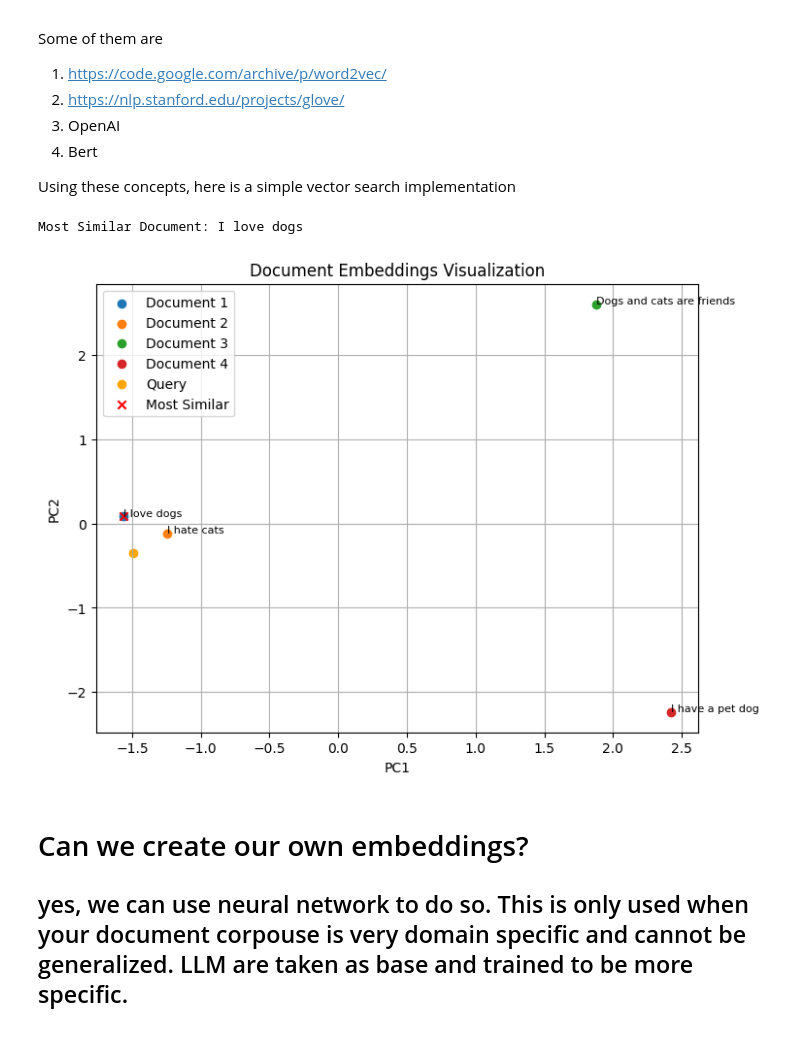
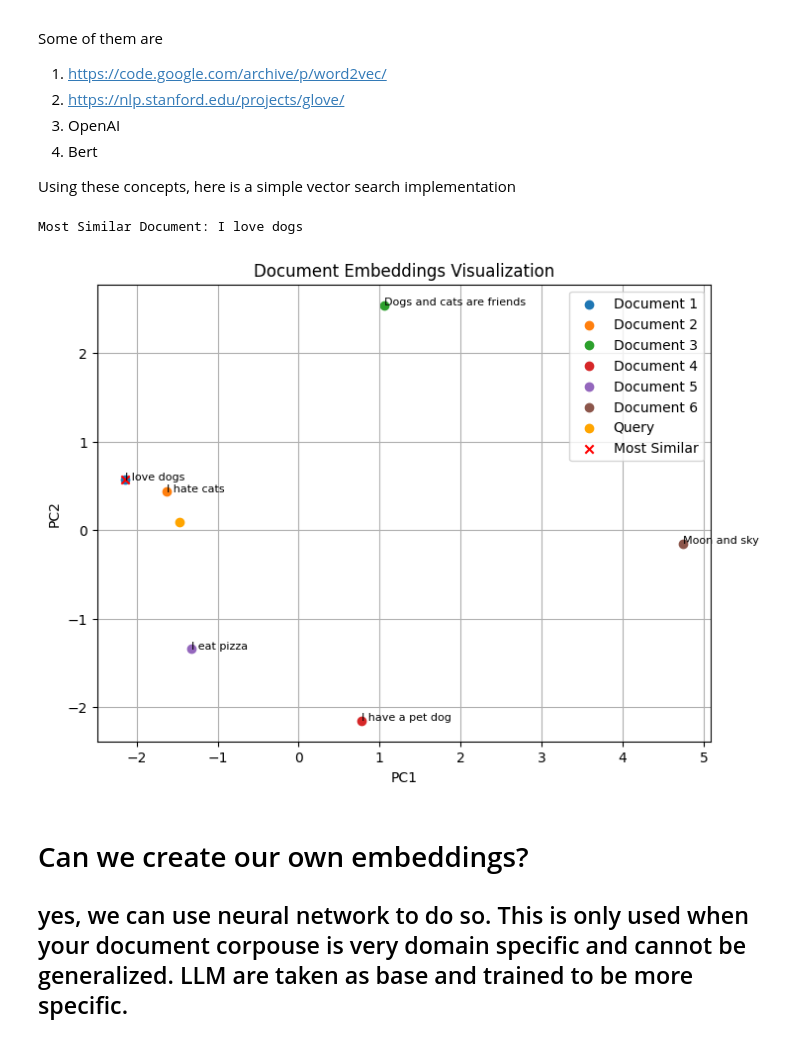
Before and after one commit to dineshkumarsarangapani/VectorSearch-A-guide, a Jupyter notebook: Vector_Search_A_complete_Guide.ipynb, the cells around one changed output. Drawn from its saved outputs; the diff is of its cells as text; code cells hidden in the pictures.

```diff
--- a/Vector_Search_A_complete_Guide.ipynb
+++ b/Vector_Search_A_complete_Guide.ipynb
@@ -1196,7 +1223,9 @@ documents = [
     "I love dogs",
     "I hate cats",
     "Dogs and cats are friends",
-    "I have a pet dog"
+    "I have a pet dog",
+    "I eat pizza",
+    "Moon and sky"
 ]
 
 # Embed all documents
@@ -1211,34 +1240,34 @@ similarities = cosine_similarity([query_embedding], document_embeddings)
 
 # Get the most similar document
 most_similar_index = np.argmax(similarities)
 most_similar_document = documents[most_similar_index]
 
 # Print the most similar document
 print("Most Similar Document:", most_similar_document)
 
 # Combine document and query embeddings
 all_embeddings = np.vstack((document_embeddings, query_embedding))
 
 # Apply PCA for 2D visualization
 pca = PCA(n_components=2)
 embeddings_2d = pca.fit_transform(all_embeddings)
 
 # Plotting the document embeddings and query embedding
 plt.figure(figsize=(8, 6))
 for i, embedding in enumerate(embeddings_2d[:-1]):
     plt.scatter(embedding[0], embedding[1], label=f"Document {i+1}")
     plt.annotate(documents[i], (embedding[0], embedding[1]), fontsize=8)
 plt.scatter(embeddings_2d[-1][0], embeddings_2d[-1][1], color='orange', marker='o', label="Query")
 plt.scatter(embeddings_2d[most_similar_index][0], embeddings_2d[most_similar_index][1], color='red', marker='x', label="Most Similar")
 plt.title("Document Embeddings Visualization")
 plt.xlabel("PC1")
 plt.ylabel("PC2")
 plt.legend()
 plt.grid(True)
 plt.show()
 # %% [output]
 Most Similar Document: I love dogs
-[figure, old version]
+[figure, new version]
 # %% [markdown]
 # Can we create our own embeddings?
 
```
Also changed, not shown: parts of 10 cells of this notebook.
